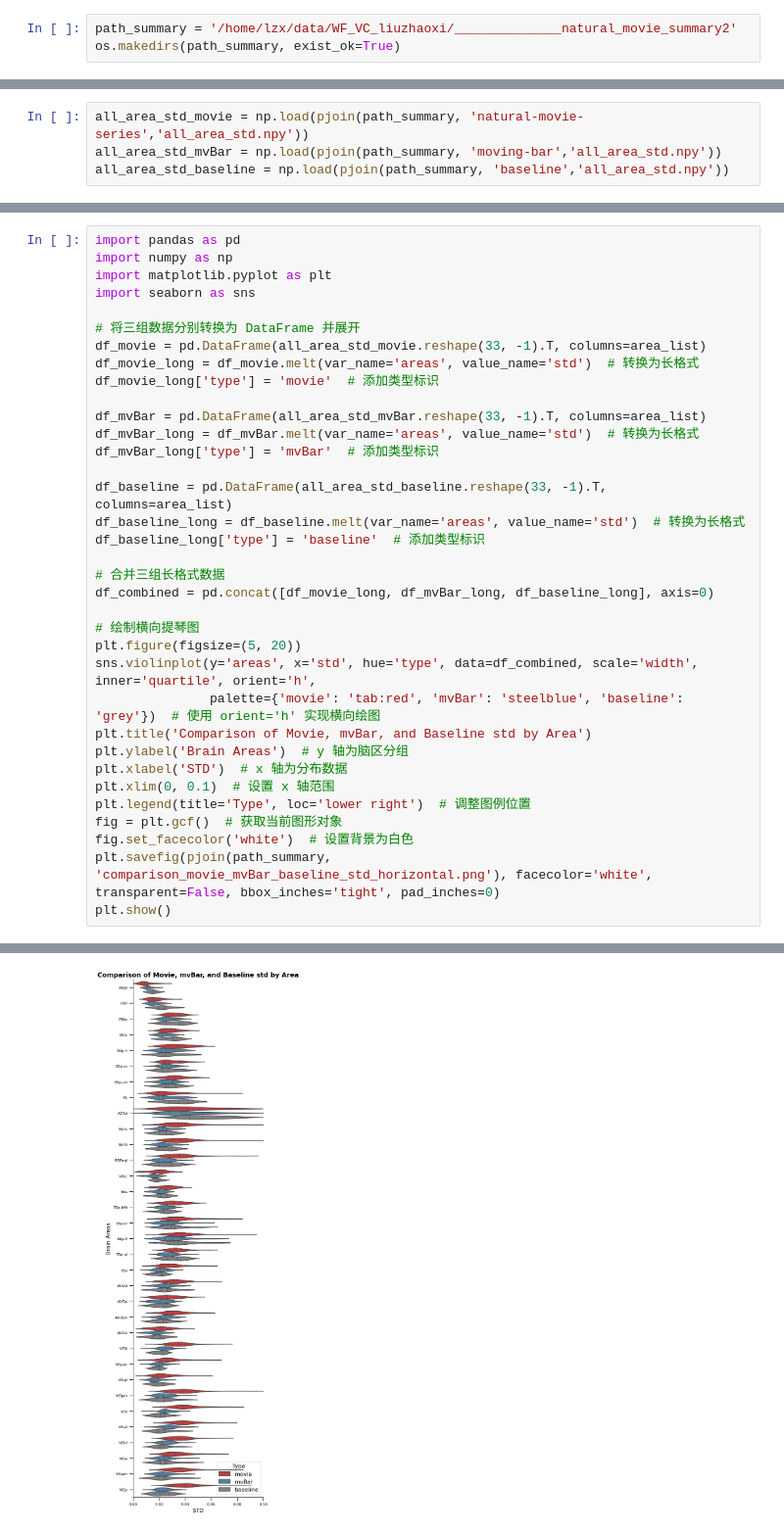
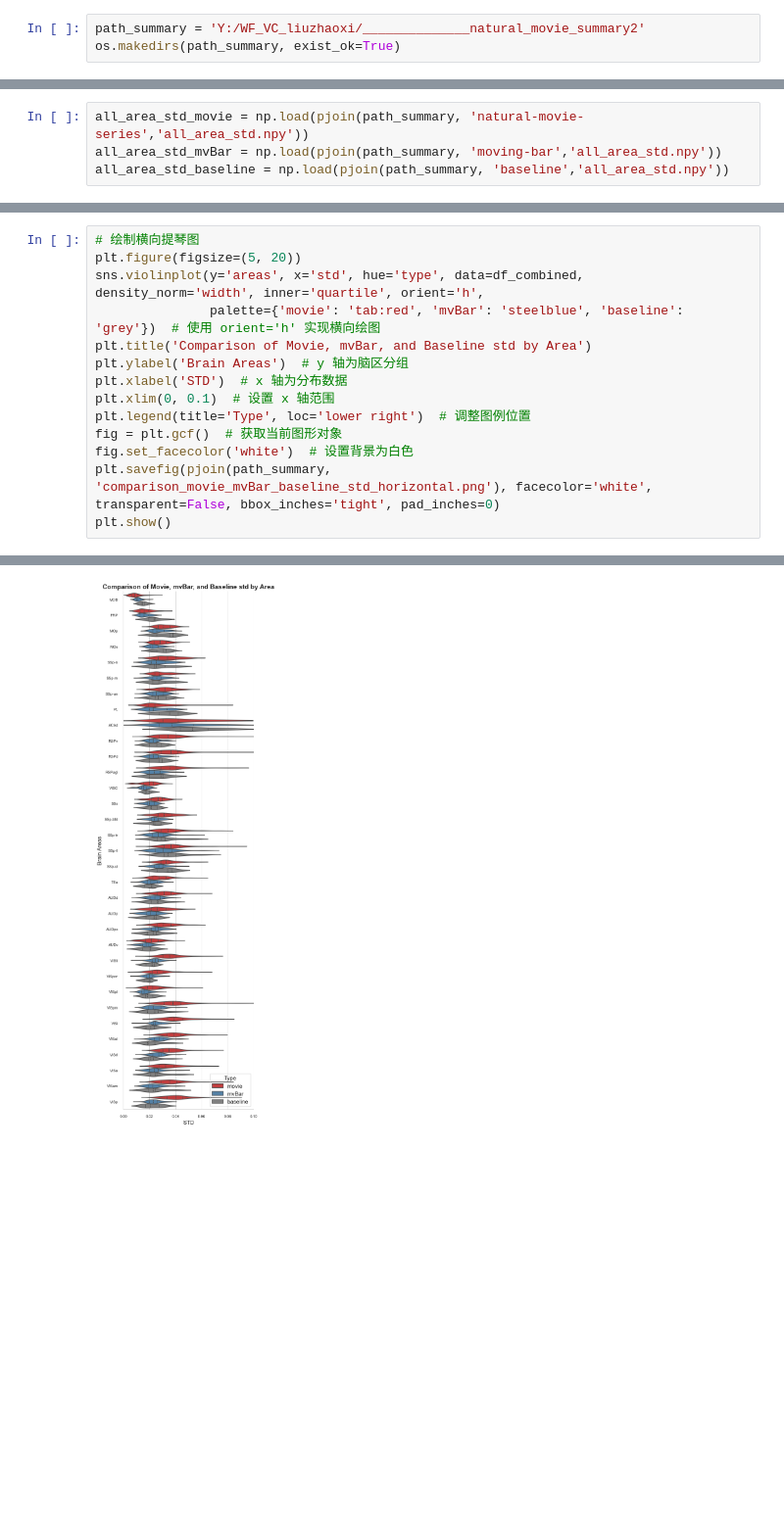
Before and after one commit to Zhaoxi-Liu/widefield_imaging_analysis, a Jupyter notebook: summary.ipynb, the cells around one changed output, grey strips where cells are left out. Shown at 98% size. Drawn from its saved outputs; the diff is of its cells as text; blank space fills up the shorter version.

```diff
--- a/summary.ipynb
+++ b/summary.ipynb
@@ -16,5 +11,5 @@ from jadeR_cupy import jadeR_cupy
 # %%
-path_summary = '/home/lzx/data/WF_VC_liuzhaoxi/______________natural_movie_summary2'
+path_summary = 'Y:/WF_VC_liuzhaoxi/______________natural_movie_summary2'
 os.makedirs(path_summary, exist_ok=True)
 # %%
 warped_height, warped_width = (540, 640)
@@ -117,28 +219,7 @@ The `scale` parameter has been renamed and will be removed in v0.15.0. Pass `den
 # %%
-import pandas as pd
-import numpy as np
-import matplotlib.pyplot as plt
-import seaborn as sns
-
-# 将三组数据分别转换为 DataFrame 并展开
-df_movie = pd.DataFrame(all_area_std_movie.reshape(33, -1).T, columns=area_list)
-df_movie_long = df_movie.melt(var_name='areas', value_name='std')  # 转换为长格式
-df_movie_long['type'] = 'movie'  # 添加类型标识
-
-df_mvBar = pd.DataFrame(all_area_std_mvBar.reshape(33, -1).T, columns=area_list)
-df_mvBar_long = df_mvBar.melt(var_name='areas', value_name='std')  # 转换为长格式
-df_mvBar_long['type'] = 'mvBar'  # 添加类型标识
-
-df_baseline = pd.DataFrame(all_area_std_baseline.reshape(33, -1).T, columns=area_list)
-df_baseline_long = df_baseline.melt(var_name='areas', value_name='std')  # 转换为长格式
-df_baseline_long['type'] = 'baseline'  # 添加类型标识
-
-# 合并三组长格式数据
-df_combined = pd.concat([df_movie_long, df_mvBar_long, df_baseline_long], axis=0)
-
 # 绘制横向提琴图
 plt.figure(figsize=(5, 20))
-sns.violinplot(y='areas', x='std', hue='type', data=df_combined, scale='width', inner='quartile', orient='h',
+sns.violinplot(y='areas', x='std', hue='type', data=df_combined, density_norm='width', inner='quartile', orient='h',
                palette={'movie': 'tab:red', 'mvBar': 'steelblue', 'baseline': 'grey'})  # 使用 orient='h' 实现横向绘图
 plt.title('Comparison of Movie, mvBar, and Baseline std by Area')
 plt.ylabel('Brain Areas')  # y 轴为脑区分组
@@ -155 +234 @@ The `scale` parameter has been renamed and will be removed in v0.15.0. Pass `den
-[figure, old version]
+[figure, new version]
```
Also changed, not shown: parts of 27 cells of this notebook, 7 other files.
